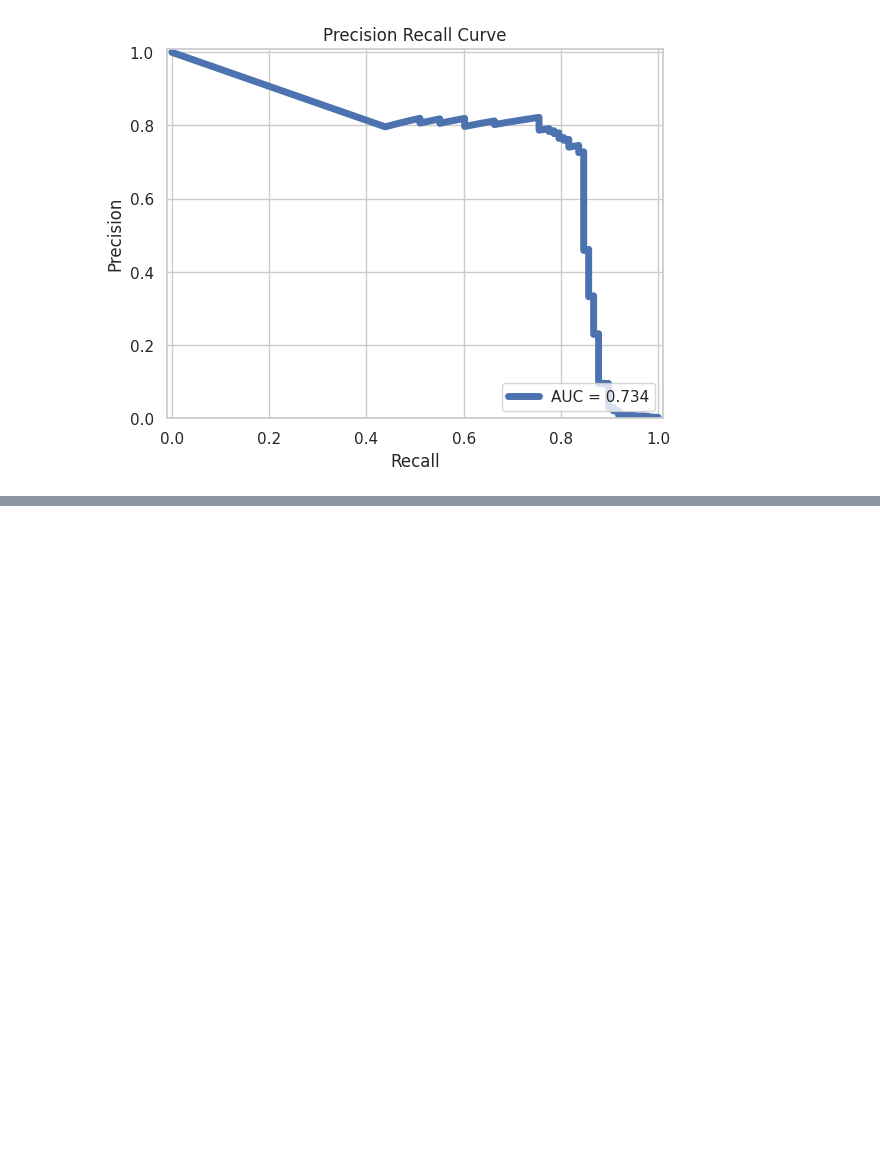
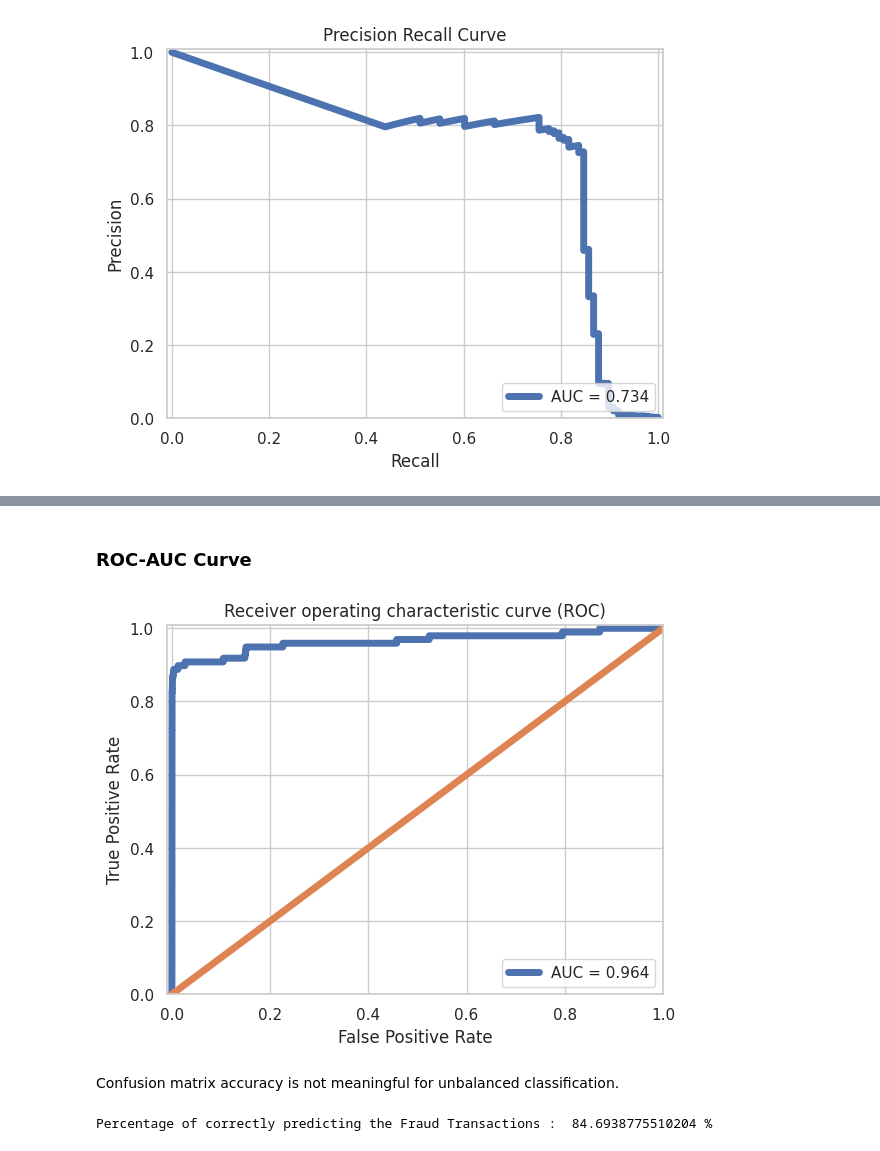
Before and after one commit to alteush/Deep-Learning-2024, a Jupyter notebook: Credit Card Fraud Detection.ipynb, the cells around one changed output, grey strips where cells are left out. Drawn from its saved outputs; the diff is of its cells as text; code cells hidden in the pictures; blank space fills up the shorter version.

```diff
--- a/Credit Card Fraud Detection.ipynb
+++ b/Credit Card Fraud Detection.ipynb
@@ -400,0 +438,4 @@ plt.show()
+# %%
+#Load the best saved model
+
+model = keras.models.load_model('Fraud_Detector_model.keras')
@@ -400,0 +447,2 @@ plt.show()
+# %%
+preds = model.predict(X_test)
@@ -400,0 +451,26 @@ plt.show()
+# %% [markdown]
+### ROC-AUC Curve
+# %%
+#Plotting the ROC-AUC Curve
+
+false_pos_rate, true_pos_rate, thresholds = roc_curve(y_test.argmax(axis = 1), preds[:,1])
+roc_auc = auc(false_pos_rate, true_pos_rate,)
+
+plt.plot(false_pos_rate, true_pos_rate, linewidth = 5, label = 'AUC = %0.3f'% roc_auc)
+plt.plot([0,1],[0,1], linewidth = 5)
+
+plt.xlim([-0.01, 1])
+plt.ylim([0, 1.01])
+plt.legend(loc='lower right')
+plt.title('Receiver operating characteristic curve (ROC)')
+plt.ylabel('True Positive Rate')
+plt.xlabel('False Positive Rate')
+plt.show()
+# %% [output]
+[figure, added]
+# %% [markdown]
+Confusion matrix accuracy is not meaningful for unbalanced classification.
+# %%
+print('Percentage of correctly predicting the Fraud Transactions : ', recall_score(y_test.argmax(axis = 1), preds.argmax(axis = 1)) * 100, '%')
+# %% [output]
+Percentage of correctly predicting the Fraud Transactions :  84.6938775510204 %
```
Also changed, not shown: parts of 6 cells of this notebook.
